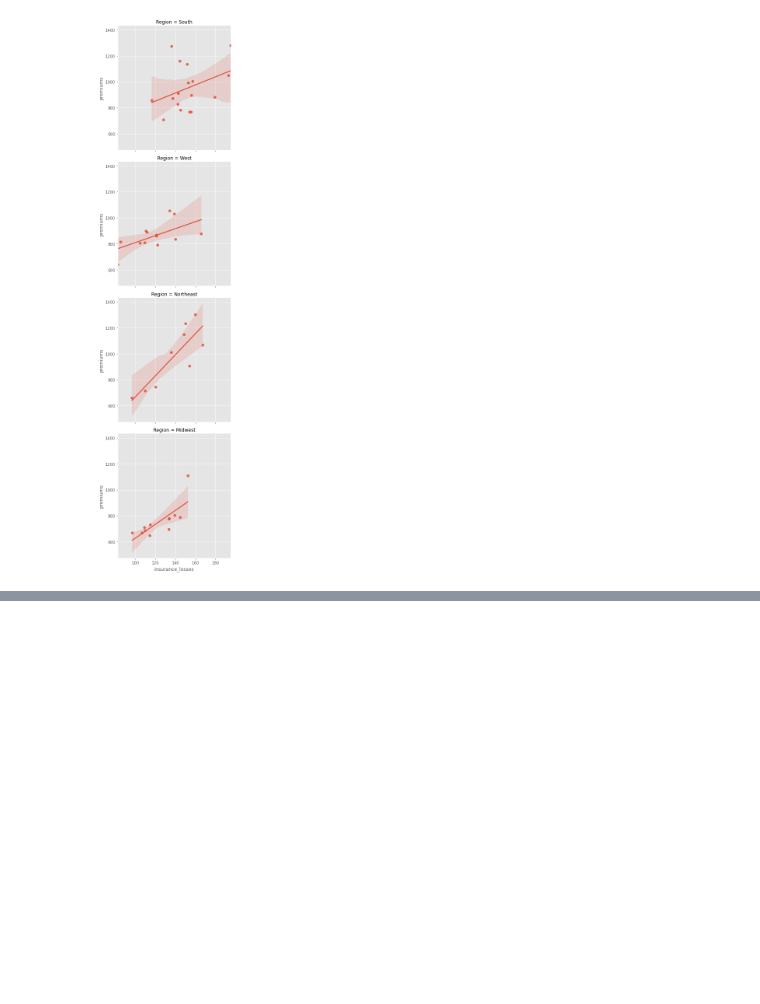
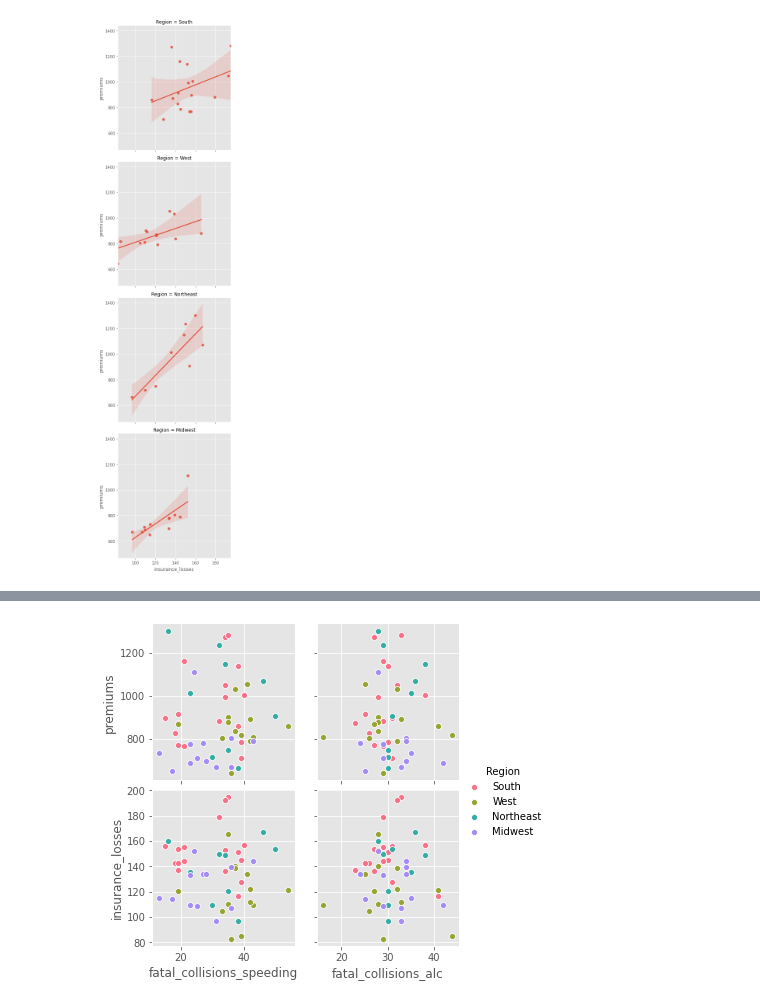
Before and after one commit to VictorOmondi1997/visualizing_us_worst_drivers, a Jupyter notebook: visualizing_us_worst_drivers.ipynb, the cells around one changed output, grey strips where cells are left out. Cells and saved outputs as stored; diff of their text form; code cells hidden in the pictures; blank space fills up the shorter version.

```diff
--- a/visualizing_us_worst_drivers.ipynb
+++ b/visualizing_us_worst_drivers.ipynb
@@ -49,0 +64,5 @@ plt.show()
+# %%
+sns.pairplot(df, x_vars=["fatal_collisions_speeding", "fatal_collisions_alc"], y_vars=['premiums', 'insurance_losses'], kind='scatter', hue='Region', palette='husl')
+plt.show()
+# %% [output]
+[figure, added]
```
Also changed, not shown: parts of 5 cells of this notebook.
